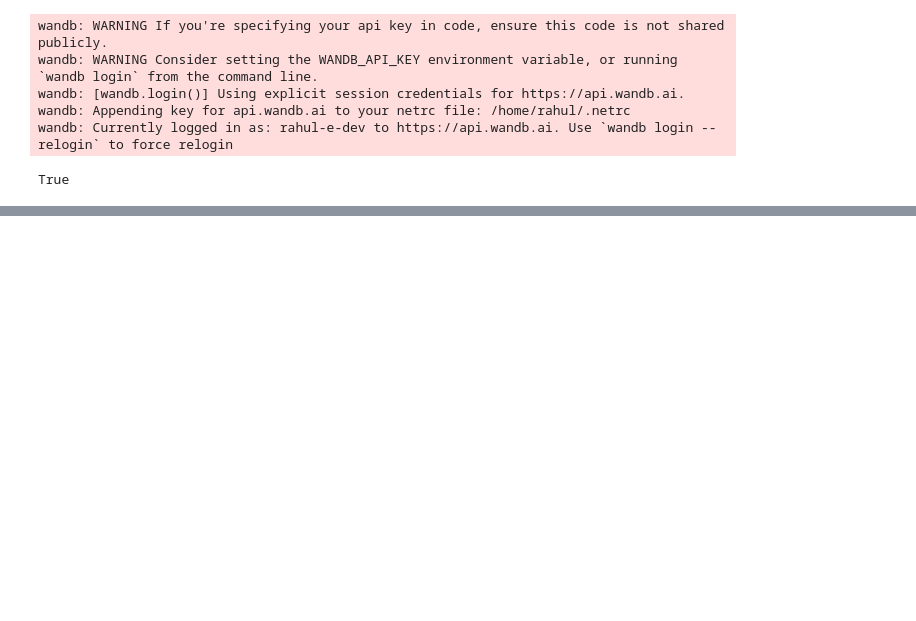
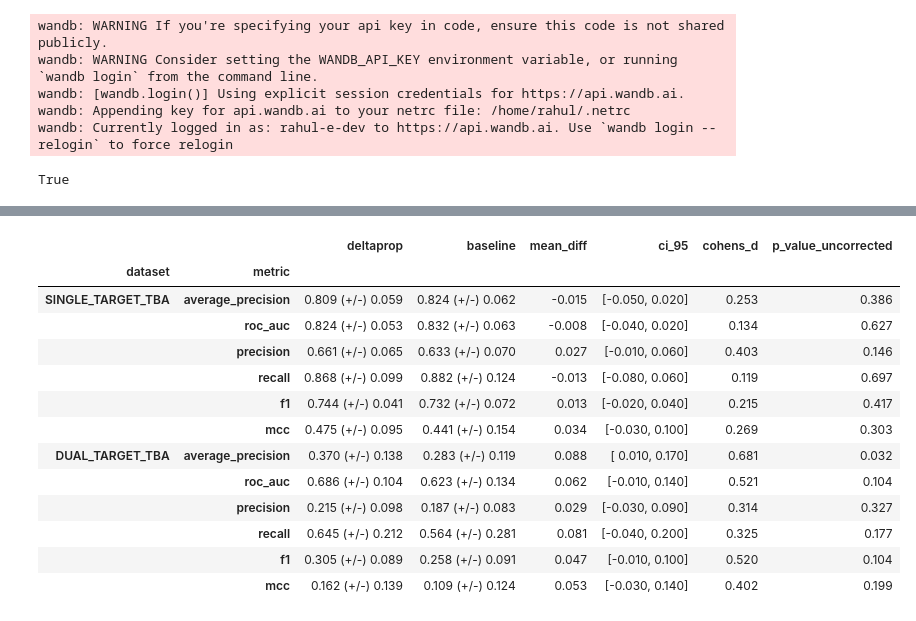
Before and after one commit to rahuldeve/delta, a Jupyter notebook: stats.ipynb, the cells around one changed output, grey strips where cells are left out. Saved outputs shown, nothing was run; the diff lists cells and outputs as text; code cells hidden in the pictures; blank space fills up the shorter version.

```diff
--- a/stats.ipynb
+++ b/stats.ipynb
@@ -22,0 +62,91 @@ a.tags
+# %%
+from scipy.stats import ttest_rel
+import pingouin as pg
+
+
+entries = []
+for ds in df["dataset"].unique()[:6]:
+    # print("=============================================================")
+    # print(ds)
+    # print("=============================================================")
+    for m in metrics:
+        sub_df = df[
+            (df["dataset"] == ds) & (df["split_type"] == "scaffold")
+        ]
+
+        try:
+            res = pg.ttest(
+                sub_df.query("model == 'deltaprop'")[m],
+                sub_df.query("model == 'baseline'")[m],
+                paired=True,
+                confidence=0.95
+            )
+
+            deltaprop_mean = sub_df.query("model == 'deltaprop'")[m].mean()
+            deltaprop_sd = sub_df.query("model == 'deltaprop'")[m].std()
+            baseline_mean = sub_df.query("model == 'baseline'")[m].mean()
+            baseline_sd = sub_df.query("model == 'baseline'")[m].std()
+            mean_diff = (
+                sub_df.query("model == 'deltaprop'")[m] -
+                sub_df.query("model == 'baseline'")[m]
+            ).mean()
+
+            pval = res.loc[:, "p-val"].iloc[0]
+            cohens_d = res.loc[:, "cohen-d"].iloc[0]
+            ci_l = res.loc[:, "CI95%"].iloc[0][0]
+            ci_r = res.loc[:, "CI95%"].iloc[0][1]
+
+            entries.append(dict(
+                dataset=ds,
+                metric = m,
+                deltaprop = f"{deltaprop_mean:.3f} (+/-) {deltaprop_sd:.3f}",
+                baseline = f"{baseline_mean:.3f} (+/-) {baseline_sd:.3f}",
+                mean_diff = f"{mean_diff:.3f}",
+                ci_95 = f"[{ci_l:6.3f}, {ci_r:6.3f}]",
+                cohens_d = f"{cohens_d:.3f}",
+                p_value_uncorrected = f"{pval:.3f}"
+            ))
+
+
+            # pval = ttest_rel(
+            #     sub_df.query("model == 'deltaprop'")[m],
+            #     sub_df.query("model == 'baseline'")[m]
+            # ).pvalue
+
+            # # print(pval)
+            # if not pd.isna(pval):
+            #     pvals.append(pval)
+
+
+            # cohens_d = pg.compute_effsize(
+            #     sub_df.query("model == 'deltaprop'")[m],
+            #     sub_df.query("model == 'baseline'")[m],
+            #     paired=True,
+            #     eftype="cohen"
+            # )
+
+        except:
+            continue
+
+        # print(f"{m:20}\t{pval:8.3f}\t{cohens_d:8.3f}\t[{ci_l:6.3f}, {ci_r:6.3f}]")
+
+    # print()
+
+asd = pd.DataFrame.from_records(entries)
+asd.set_index(['dataset', 'metric'])
+# asd.to_csv("random_results.csv")
+# %% [output]
+|  |  | deltaprop | baseline | mean_diff | ci_95 | cohens_d | p_value_uncorrected |
+| dataset | metric |  |  |  |  |  |  |
+| SINGLE_TARGET_TBA | average_precision | 0.809 (+/-) 0.059 | 0.824 (+/-) 0.062 | -0.015 | [-0.050, 0.020] | 0.253 | 0.386 |
+|  | roc_auc | 0.824 (+/-) 0.053 | 0.832 (+/-) 0.063 | -0.008 | [-0.040, 0.020] | 0.134 | 0.627 |
+|  | precision | 0.661 (+/-) 0.065 | 0.633 (+/-) 0.070 | 0.027 | [-0.010, 0.060] | 0.403 | 0.146 |
+|  | recall | 0.868 (+/-) 0.099 | 0.882 (+/-) 0.124 | -0.013 | [-0.080, 0.060] | 0.119 | 0.697 |
+|  | f1 | 0.744 (+/-) 0.041 | 0.732 (+/-) 0.072 | 0.013 | [-0.020, 0.040] | 0.215 | 0.417 |
+|  | mcc | 0.475 (+/-) 0.095 | 0.441 (+/-) 0.154 | 0.034 | [-0.030, 0.100] | 0.269 | 0.303 |
+| DUAL_TARGET_TBA | average_precision | 0.370 (+/-) 0.138 | 0.283 (+/-) 0.119 | 0.088 | [ 0.010, 0.170] | 0.681 | 0.032 |
+|  | roc_auc | 0.686 (+/-) 0.104 | 0.623 (+/-) 0.134 | 0.062 | [-0.010, 0.140] | 0.521 | 0.104 |
+|  | precision | 0.215 (+/-) 0.098 | 0.187 (+/-) 0.083 | 0.029 | [-0.030, 0.090] | 0.314 | 0.327 |
+|  | recall | 0.645 (+/-) 0.212 | 0.564 (+/-) 0.281 | 0.081 | [-0.040, 0.200] | 0.325 | 0.177 |
+|  | f1 | 0.305 (+/-) 0.089 | 0.258 (+/-) 0.091 | 0.047 | [-0.010, 0.100] | 0.520 | 0.104 |
+|  | mcc | 0.162 (+/-) 0.139 | 0.109 (+/-) 0.124 | 0.053 | [-0.030, 0.140] | 0.402 | 0.199 |
```
Also changed, not shown: parts of 22 cells of this notebook, 1 other file.
